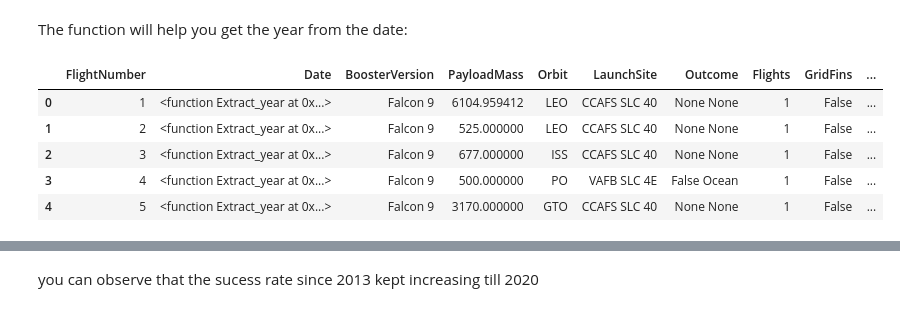
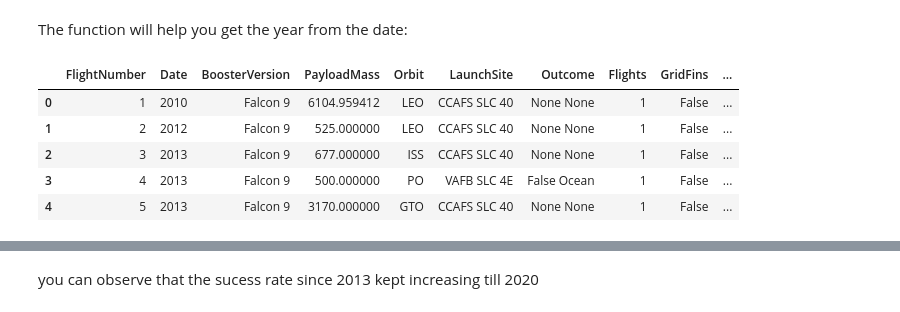
Before and after one commit to satishmypudi/IBM-Data-Scinece-Capstone-Project, a Jupyter notebook: EDA with Visualization/EDA with Visualization.ipynb, the cells around one changed output, grey strips where cells are left out. Drawn from its saved outputs; the diff is of its cells as text; code cells hidden in the pictures.

```diff
--- a/EDA with Visualization/EDA with Visualization.ipynb
+++ b/EDA with Visualization/EDA with Visualization.ipynb
@@ -163,20 +163,20 @@ The function will help you get the year from the date:
 # %%
 # A function to Extract years from the date
 def Extract_year(date):
     for i in df["Date"]:
         year.append(i.split("-")[0])
     return year
 year=[]
 df1 = df.copy()
-year = Extract_year
+year = Extract_year(year)
 df1["Date"] = year
 df1.head()
 # %% [output]
 |  | FlightNumber | Date | BoosterVersion | PayloadMass | Orbit | LaunchSite | Outcome | Flights | GridFins | ... |
-| 0 | 1 | <function Extract_year at 0x...> | Falcon 9 | 6104.959412 | LEO | CCAFS SLC 40 | None None | 1 | False | ... |
-| 1 | 2 | <function Extract_year at 0x...> | Falcon 9 | 525.000000 | LEO | CCAFS SLC 40 | None None | 1 | False | ... |
-| 2 | 3 | <function Extract_year at 0x...> | Falcon 9 | 677.000000 | ISS | CCAFS SLC 40 | None None | 1 | False | ... |
-| 3 | 4 | <function Extract_year at 0x...> | Falcon 9 | 500.000000 | PO | VAFB SLC 4E | False Ocean | 1 | False | ... |
-| 4 | 5 | <function Extract_year at 0x...> | Falcon 9 | 3170.000000 | GTO | CCAFS SLC 40 | None None | 1 | False | ... |
+| 0 | 1 | 2010 | Falcon 9 | 6104.959412 | LEO | CCAFS SLC 40 | None None | 1 | False | ... |
+| 1 | 2 | 2012 | Falcon 9 | 525.000000 | LEO | CCAFS SLC 40 | None None | 1 | False | ... |
+| 2 | 3 | 2013 | Falcon 9 | 677.000000 | ISS | CCAFS SLC 40 | None None | 1 | False | ... |
+| 3 | 4 | 2013 | Falcon 9 | 500.000000 | PO | VAFB SLC 4E | False Ocean | 1 | False | ... |
+| 4 | 5 | 2013 | Falcon 9 | 3170.000000 | GTO | CCAFS SLC 40 | None None | 1 | False | ... |
 # %%
 # Plot a line chart with x axis to be the extracted year and y axis to be the success rate
```
Also changed, not shown: parts of 4 cells of this notebook.
